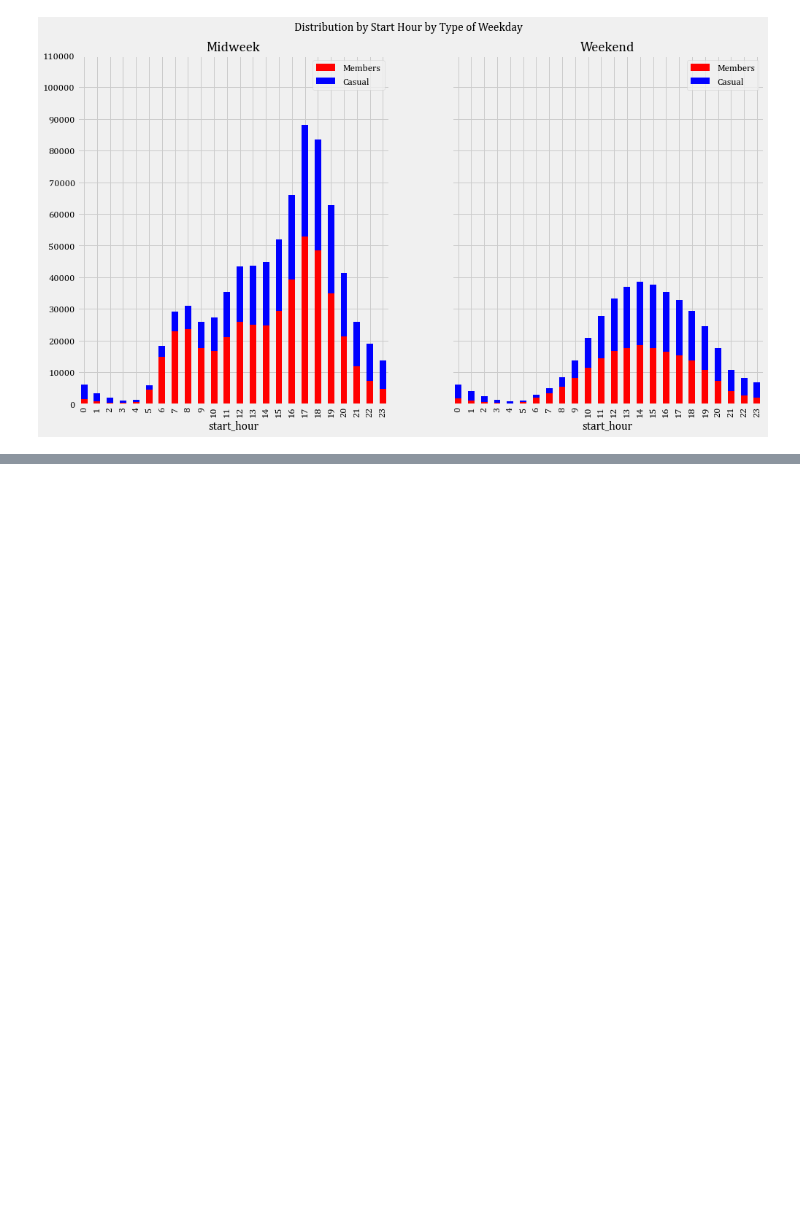
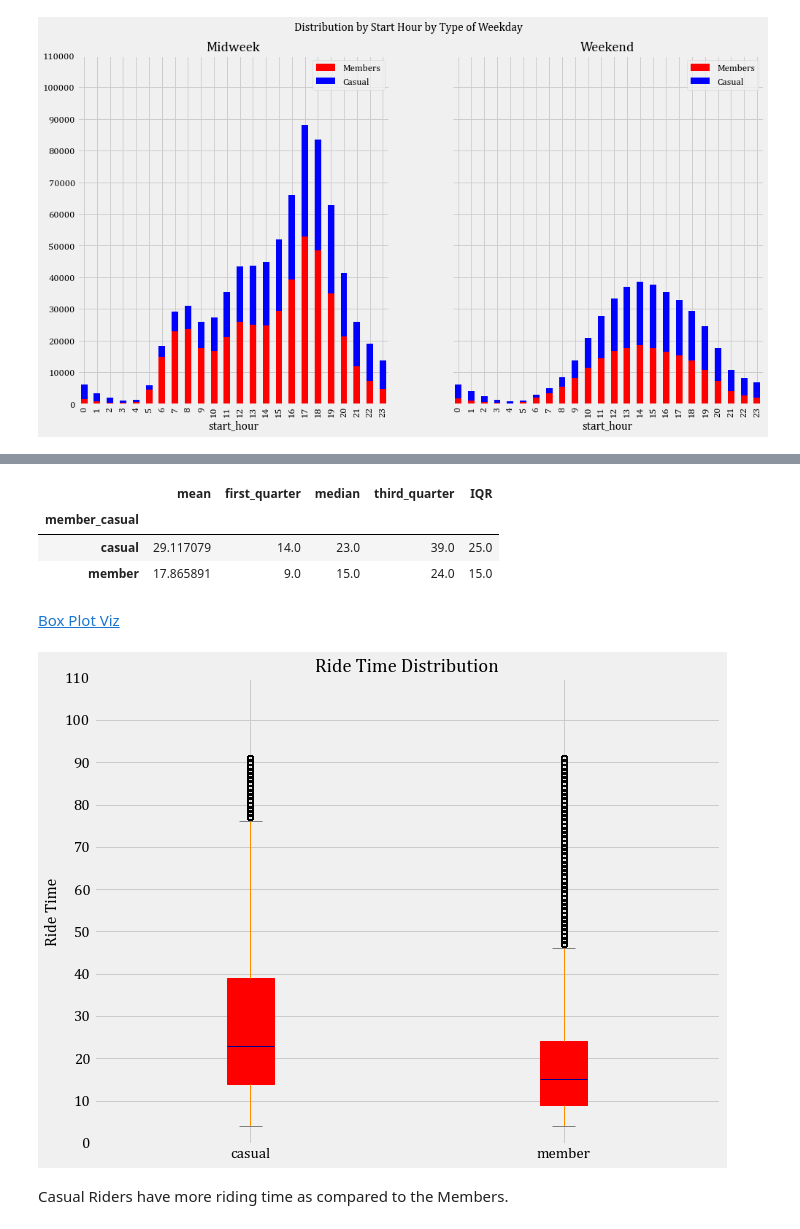
Before and after one commit to deepbdoshi/Google-Analytics-Capstone-Project, a Jupyter notebook: Google Analytics Capstone Project 1.ipynb, the cells around one changed output, grey strips where cells are left out. Saved outputs shown, nothing was run; the diff lists cells and outputs as text; code cells hidden in the pictures; blank space fills up the shorter version.

```diff
--- a/Google Analytics Capstone Project 1.ipynb
+++ b/Google Analytics Capstone Project 1.ipynb
@@ -410,0 +464,7 @@ During the weekends the casual rides are almost as same as member rides. (Maybe
+# %%
+fifth_percentile = np.percentile(data['ride_time'], 5)
+nintyfifth_percentile = np.percentile(data['ride_time'], 95)
+
+reduced_data = data[(fifth_percentile <= data['ride_time']) & (data['ride_time'] <= nintyfifth_percentile)]
+print(f"{data.shape[0] - reduced_data.shape[0]} rows removed")
+reduced_data.head()
@@ -410,0 +479,29 @@ During the weekends the casual rides are almost as same as member rides. (Maybe
+# %%
+reduced_data.groupby('member_casual')['ride_time'].agg(mean=np.mean,
+                                                       first_quarter=lambda x:x.quantile(0.25),
+                                                       median=np.median,
+                                                       third_quarter=lambda x:x.quantile(0.75),
+                                                       IQR=lambda x:x.quantile(0.75) - x.quantile(0.25))
+# %% [output]
+|  | mean | first_quarter | median | third_quarter | IQR |
+| member_casual |  |  |  |  |  |
+| casual | 29.117079 | 14.0 | 23.0 | 39.0 | 25.0 |
+| member | 17.865891 | 9.0 | 15.0 | 24.0 | 15.0 |
+# %% [markdown]
+[Box Plot Viz](https://www.geeksforgeeks.org/box-plot-visualization-with-pandas-and-seaborn/)
+# %%
+_ = mp.style.use("fivethirtyeight")
+
+font = {'family' : 'cambria', 'size'   : 13}
+mp.rc('font', **font)
+
+props = dict(boxes="Red", whiskers="DarkOrange", medians="DarkBlue", caps="Gray")
+
+box = reduced_data.plot(kind='box', by='member_casual', column='ride_time', color = props, fontsize = 15, figsize=(10,8), patch_artist=True)
+_ = mp.ylabel('Ride Time')
+_ = mp.yticks(np.arange(0, 120, 10))
+_ = mp.title('Ride Time Distribution')
+# %% [output]
+[figure, added]
+# %% [markdown]
+Casual Riders have more riding time as compared to the Members.
```
Also changed, not shown: parts of 20 cells of this notebook.
